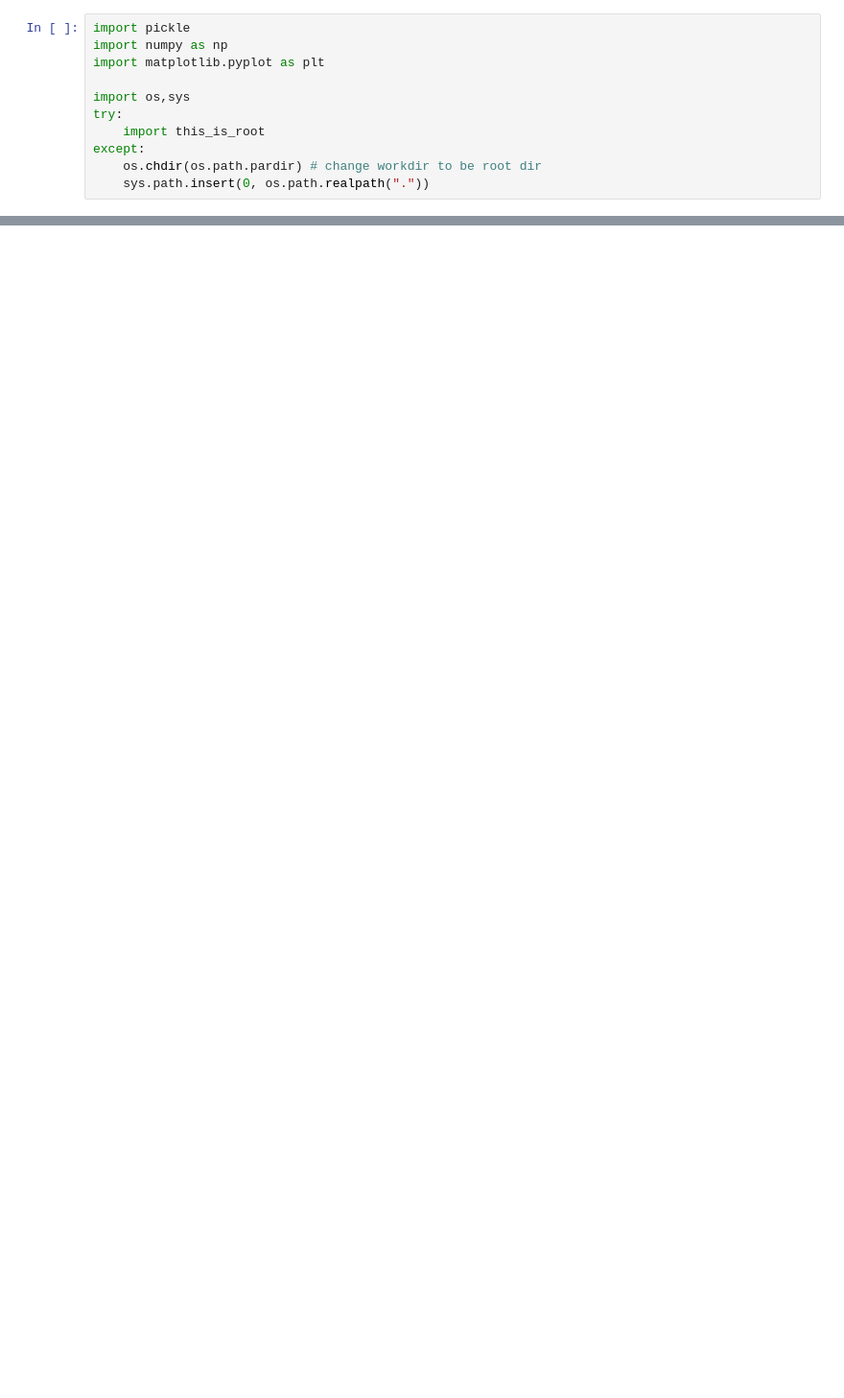
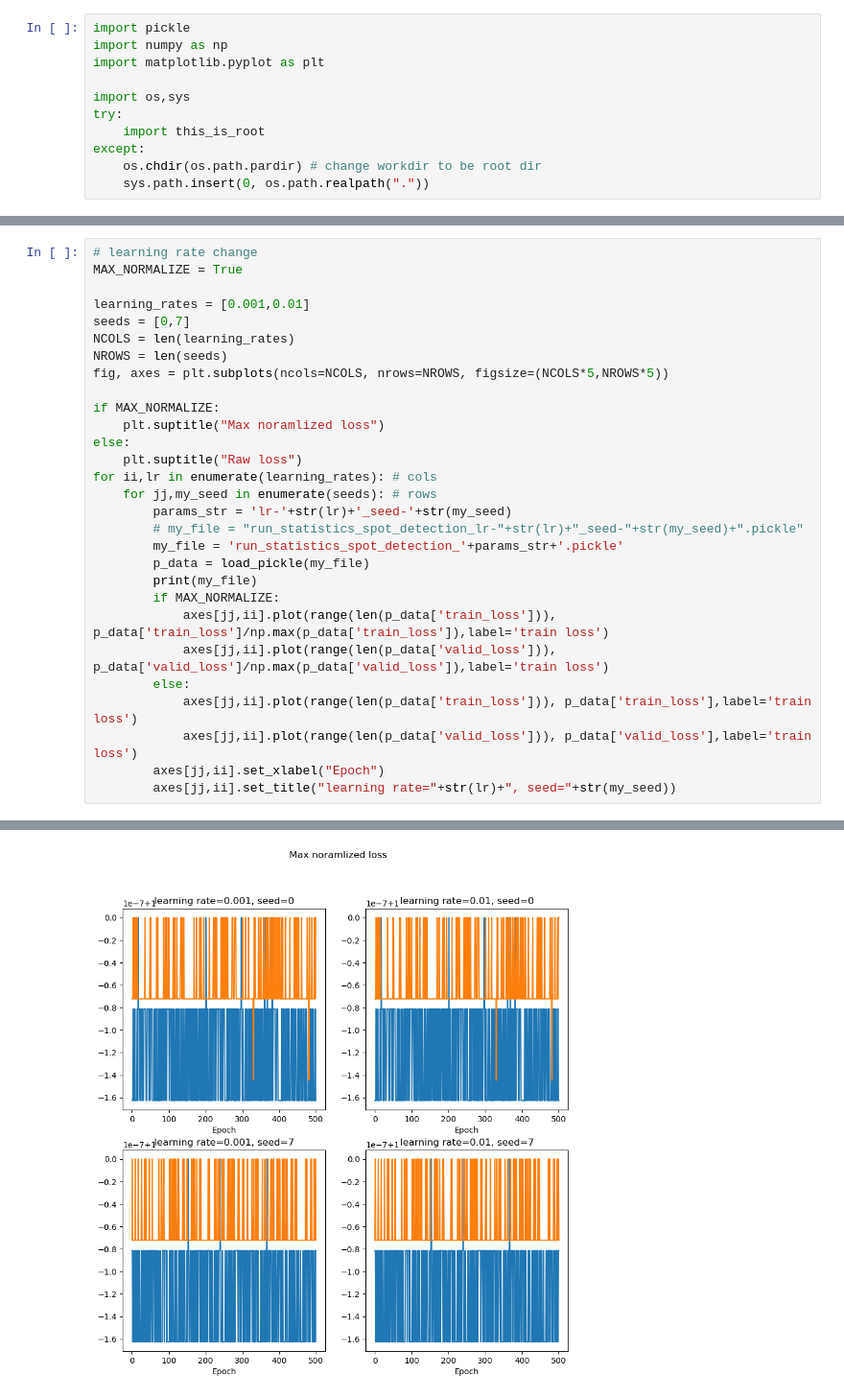
Before and after one commit to LiorAvrahami/smfish_spot_detection, a Jupyter notebook: neural_network/monitor_network_progress.ipynb, the cells around one changed output, grey strips where cells are left out. Shown at 96% size. Drawn from its saved outputs; the diff is of its cells as text; blank space fills up the shorter version.

```diff
--- a/neural_network/monitor_network_progress.ipynb
+++ b/neural_network/monitor_network_progress.ipynb
@@ -54,0 +48,30 @@ Loaded Data: dict_keys(['train_loss', 'valid_loss', 'epoch', 'time'])
+# %%
+# learning rate change
+MAX_NORMALIZE = True
+
+learning_rates = [0.001,0.01]
+seeds = [0,7]
+NCOLS = len(learning_rates)
+NROWS = len(seeds)
+fig, axes = plt.subplots(ncols=NCOLS, nrows=NROWS, figsize=(NCOLS*5,NROWS*5))
+
+if MAX_NORMALIZE:
+    plt.suptitle("Max noramlized loss")
+else:
+    plt.suptitle("Raw loss")
+for ii,lr in enumerate(learning_rates): # cols
+    for jj,my_seed in enumerate(seeds): # rows
+        params_str = 'lr-'+str(lr)+'_seed-'+str(my_seed)
+        # my_file = "run_statistics_spot_detection_lr-"+str(lr)+"_seed-"+str(my_seed)+".pickle"
+        my_file = 'run_statistics_spot_detection_'+params_str+'.pickle'
+        p_data = load_pickle(my_file)
+        print(my_file)
+        if MAX_NORMALIZE:
+            axes[jj,ii].plot(range(len(p_data['train_loss'])), p_data['train_loss']/np.max(p_data['train_loss']),label='train loss')
+            axes[jj,ii].plot(range(len(p_data['valid_loss'])), p_data['valid_loss']/np.max(p_data['valid_loss']),label='train loss')
+        else:
+            axes[jj,ii].plot(range(len(p_data['train_loss'])), p_data['train_loss'],label='train loss')
+            axes[jj,ii].plot(range(len(p_data['valid_loss'])), p_data['valid_loss'],label='train loss')
+        axes[jj,ii].set_xlabel("Epoch")
+        axes[jj,ii].set_title("learning rate="+str(lr)+", seed="+str(my_seed))
+# %% [output]
@@ -54,0 +82 @@ Loaded Data: dict_keys(['train_loss', 'valid_loss', 'epoch', 'time'])
+[figure, added]
```
Also changed, not shown: parts of 6 cells of this notebook, 2 other files.
